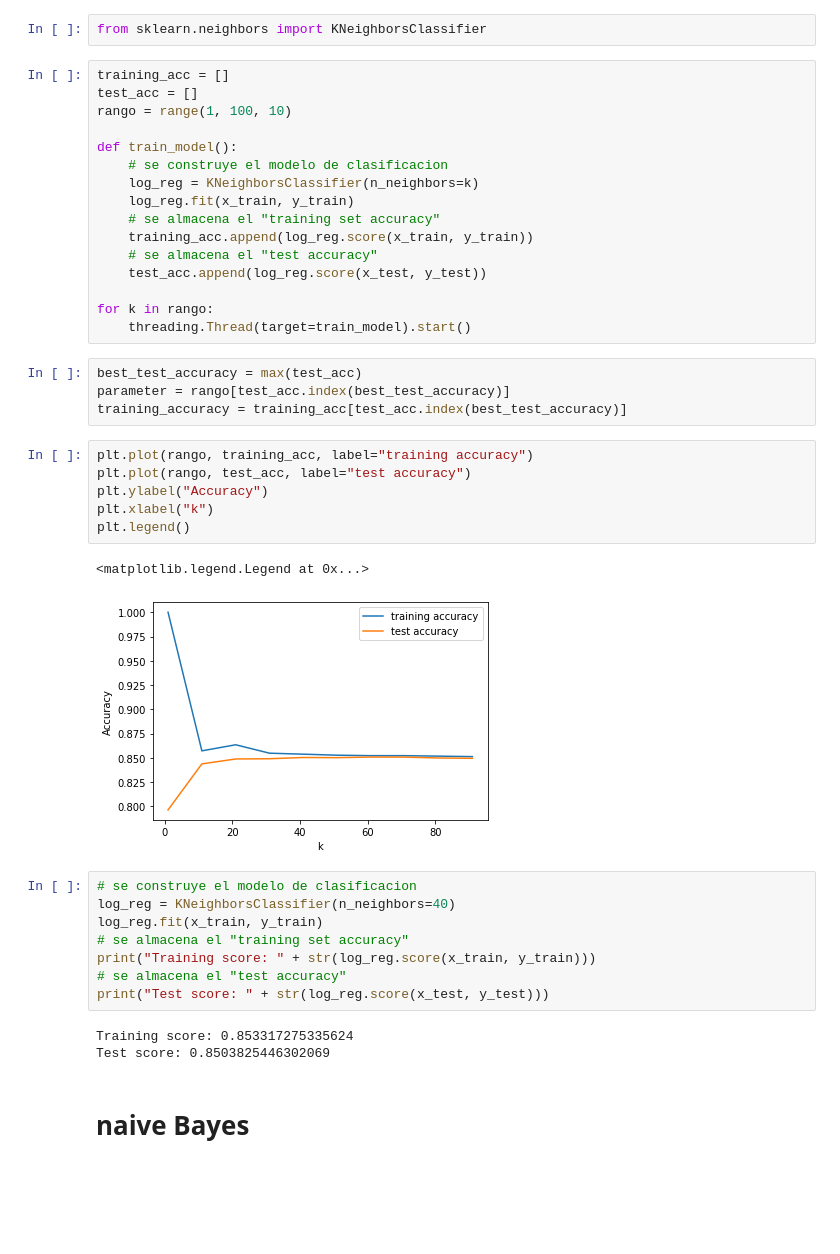
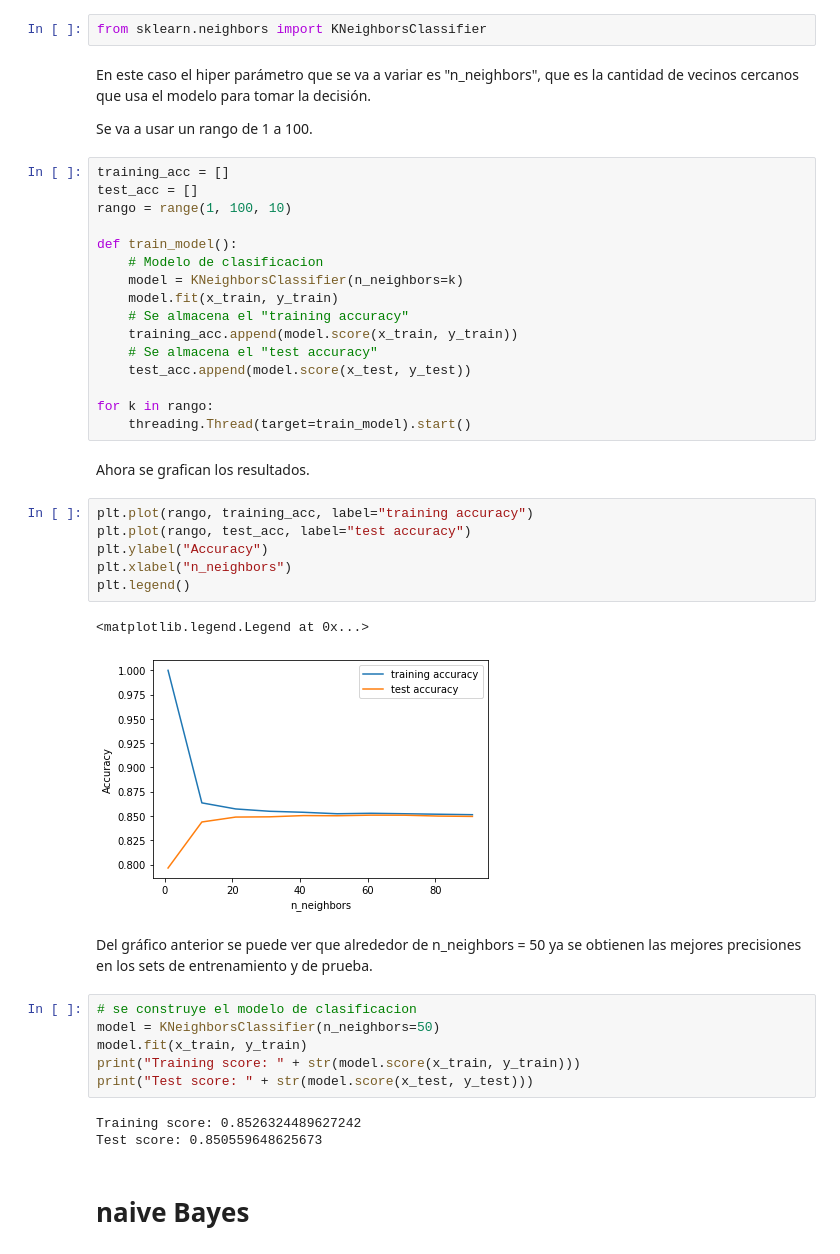
Before and after one commit to Boris94cr/Reconocimiento-de-Patrones, a Jupyter notebook: Inv-Corta-2/Inv-Corta-2.ipynb, the cells around one changed output. Saved outputs shown, nothing was run; the diff lists cells and outputs as text; blank space fills up the shorter version.

```diff
--- a/Inv-Corta-2/Inv-Corta-2.ipynb
+++ b/Inv-Corta-2/Inv-Corta-2.ipynb
@@ -168,44 +213,47 @@ Parameter C = 0.54
 # %%
 from sklearn.neighbors import KNeighborsClassifier
+# %% [markdown]
+En este caso el hiper parámetro que se va a variar es "n_neighbors", que es la cantidad de vecinos cercanos que
+usa el modelo para tomar la decisión.
+
+Se va a usar un rango de 1 a 100.
 # %%
 training_acc = []
 test_acc = []
 rango = range(1, 100, 10)
 
 def train_model():
-    # se construye el modelo de clasificacion
-    log_reg = KNeighborsClassifier(n_neighbors=k)
-    log_reg.fit(x_train, y_train)
-    # se almacena el "training set accuracy"
-    training_acc.append(log_reg.score(x_train, y_train))
-    # se almacena el "test accuracy"
-    test_acc.append(log_reg.score(x_test, y_test))
+    # Modelo de clasificacion
+    model = KNeighborsClassifier(n_neighbors=k)
+    model.fit(x_train, y_train)
+    # Se almacena el "training accuracy"
+    training_acc.append(model.score(x_train, y_train))
+    # Se almacena el "test accuracy"
+    test_acc.append(model.score(x_test, y_test))
 
 for k in rango:
     threading.Thread(target=train_model).start()
-# %%
-best_test_accuracy = max(test_acc)
-parameter = rango[test_acc.index(best_test_accuracy)]
-training_accuracy = training_acc[test_acc.index(best_test_accuracy)]
+# %% [markdown]
+Ahora se grafican los resultados.
 # %%
 plt.plot(rango, training_acc, label="training accuracy")
 plt.plot(rango, test_acc, label="test accuracy")
 plt.ylabel("Accuracy")
-plt.xlabel("k")
+plt.xlabel("n_neighbors")
 plt.legend()
 # %% [output]
 <matplotlib.legend.Legend at 0x...>
-[figure, old version]
+[figure, new version]
+# %% [markdown]
+Del gráfico anterior se puede ver que alrededor de n_neighbors = 50 ya se obtienen las mejores precisiones en los sets de entrenamiento y de prueba.
 # %%
 # se construye el modelo de clasificacion
-log_reg = KNeighborsClassifier(n_neighbors=40)
-log_reg.fit(x_train, y_train)
-# se almacena el "training set accuracy"
-print("Training score: " + str(log_reg.score(x_train, y_train)))
-# se almacena el "test accuracy"
-print("Test score: " + str(log_reg.score(x_test, y_test)))
+model = KNeighborsClassifier(n_neighbors=50)
+model.fit(x_train, y_train)
+print("Training score: " + str(model.score(x_train, y_train)))
+print("Test score: " + str(model.score(x_test, y_test)))
 # %% [output]
-Training score: 0.853317275335624
-Test score: 0.8503825446302069
+Training score: 0.8526324489627242
+Test score: 0.850559648625673
 # %% [markdown]
 # naive Bayes
```
Also changed, not shown: parts of 42 cells of this notebook.
